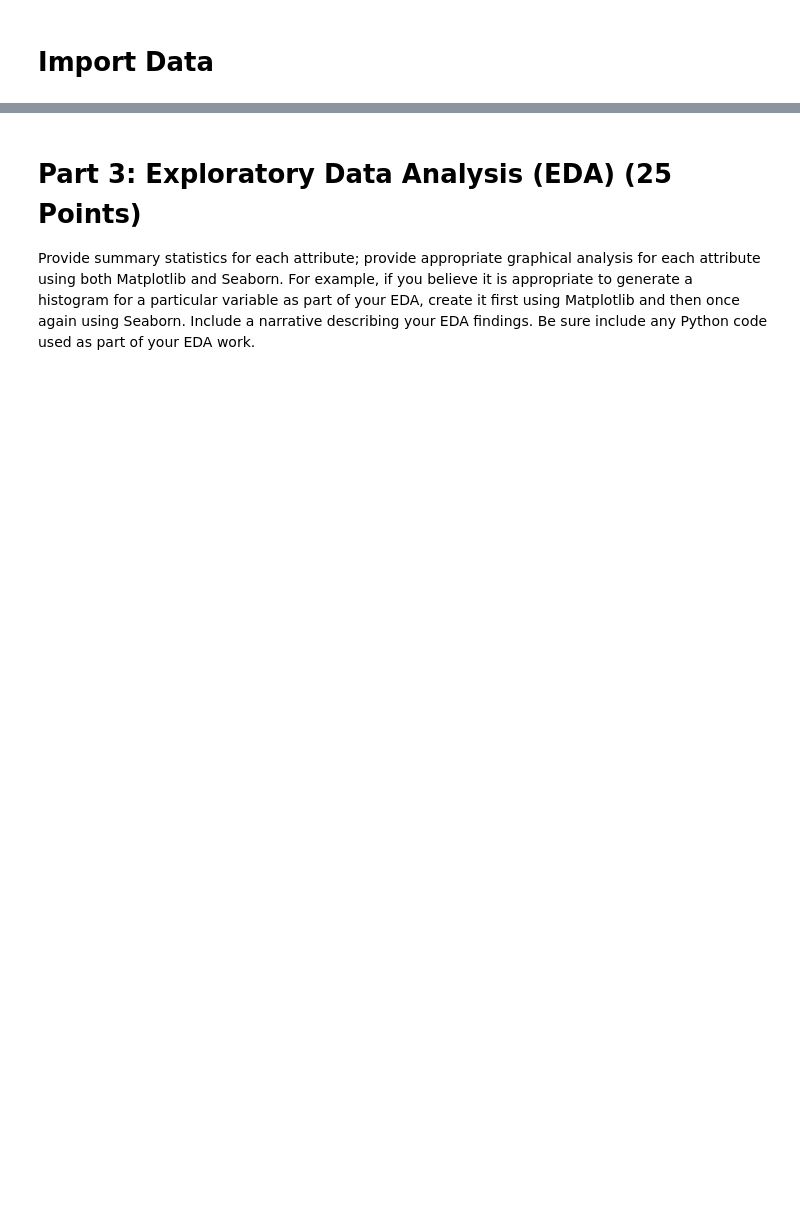
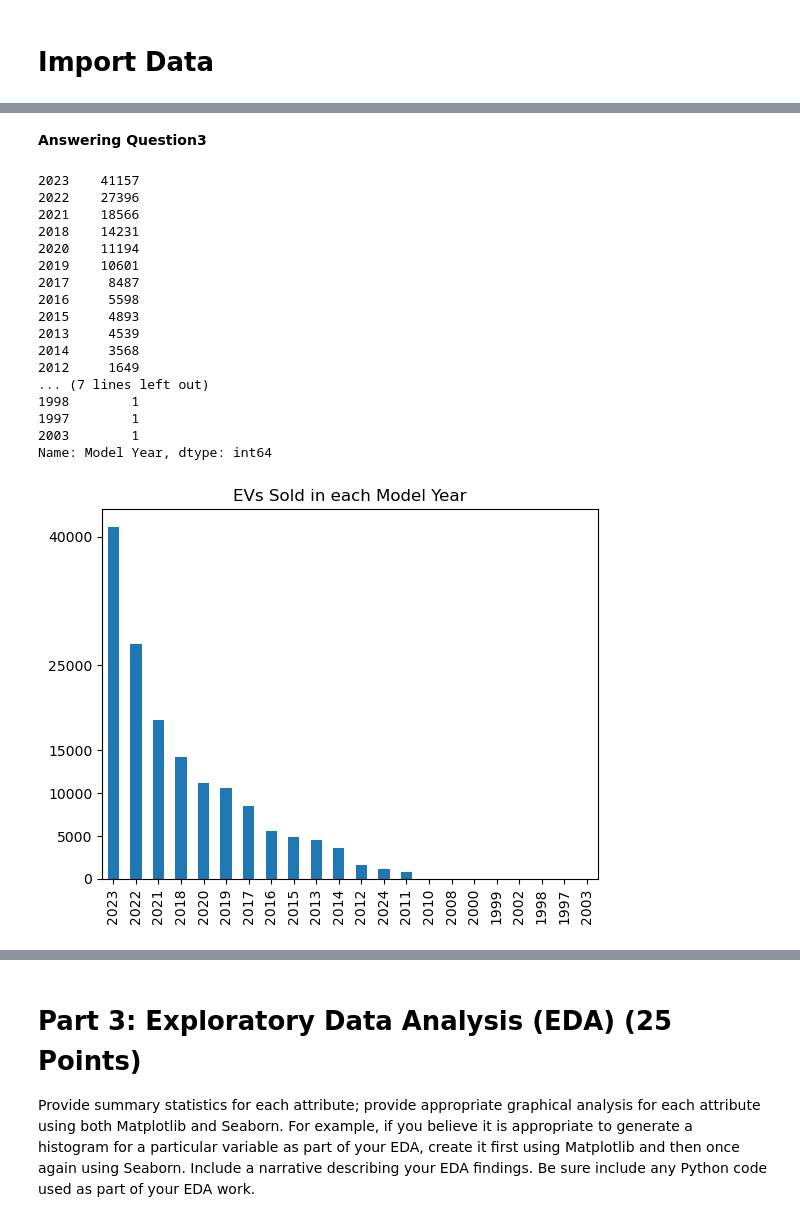
Before and after one commit to sukumar0919/Project-1-M6-, a Jupyter notebook: Project 1 (M6).ipynb, the cells around one changed output, grey strips where cells are left out. Drawn from its saved outputs; the diff is of its cells as text; code cells hidden in the pictures; blank space fills up the shorter version.

```diff
--- a/Project 1 (M6).ipynb
+++ b/Project 1 (M6).ipynb
@@ -6,0 +75,23 @@ import matplotlib.pyplot as plt
+# %% [markdown]
+**Answering Question3**
+# %%
+obj.task3()
+# %% [output]
+2023    41157
+2022    27396
+2021    18566
+2018    14231
+2020    11194
+2019    10601
+2017     8487
+2016     5598
+2015     4893
+2013     4539
+2014     3568
+2012     1649
+... (7 lines left out)
+1998        1
+1997        1
+2003        1
+Name: Model Year, dtype: int64
+[figure, added]
```
Also changed, not shown: parts of 26 cells of this notebook, 3 other files.
